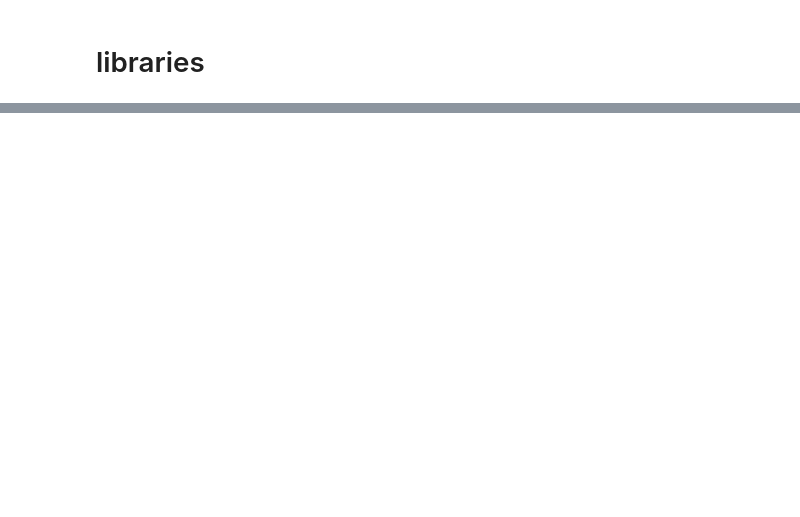
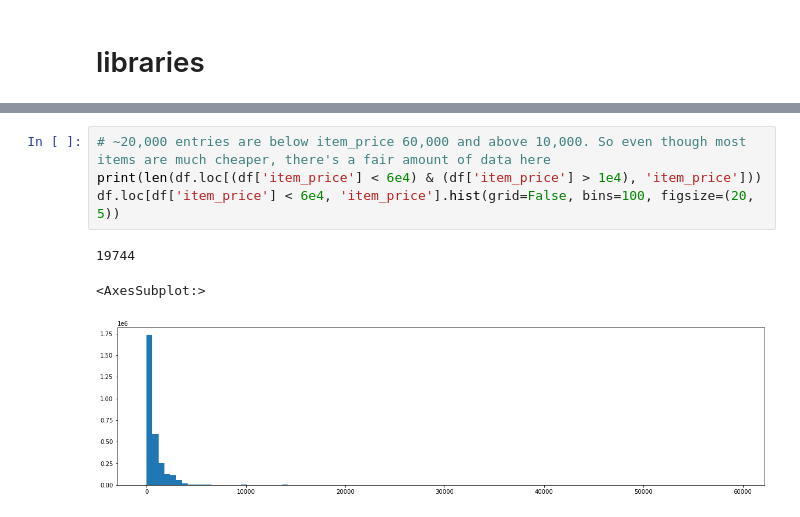
Before and after one commit to JonathanRayner/Kaggle-Predict-Sales, a Jupyter notebook: eda.ipynb, the cells around one changed output, grey strips where cells are left out. Saved outputs shown, nothing was run; the diff lists cells and outputs as text; blank space fills up the shorter version.

```diff
--- a/eda.ipynb
+++ b/eda.ipynb
@@ -128,0 +322,8 @@ for dataframe in [shops, items, item_categories]:
+# %%
+# ~20,000 entries are below item_price 60,000 and above 10,000. So even though most items are much cheaper, there's a fair amount of data here
+print(len(df.loc[(df['item_price'] < 6e4) & (df['item_price'] > 1e4), 'item_price']))
+df.loc[df['item_price'] < 6e4, 'item_price'].hist(grid=False, bins=100, figsize=(20, 5))
+# %% [output]
+19744
+<AxesSubplot:>
+[figure, added]
```
Also changed, not shown: parts of 36 cells of this notebook.
